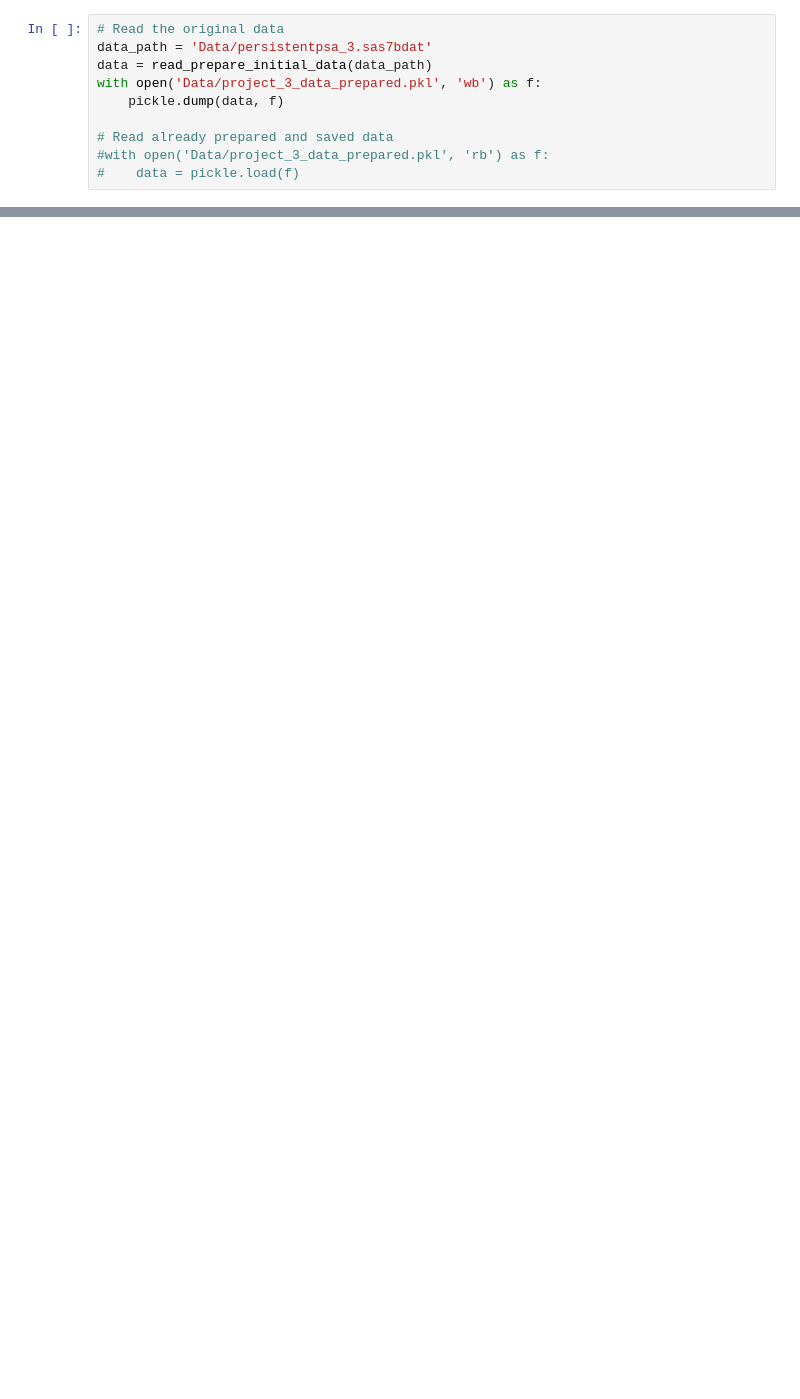
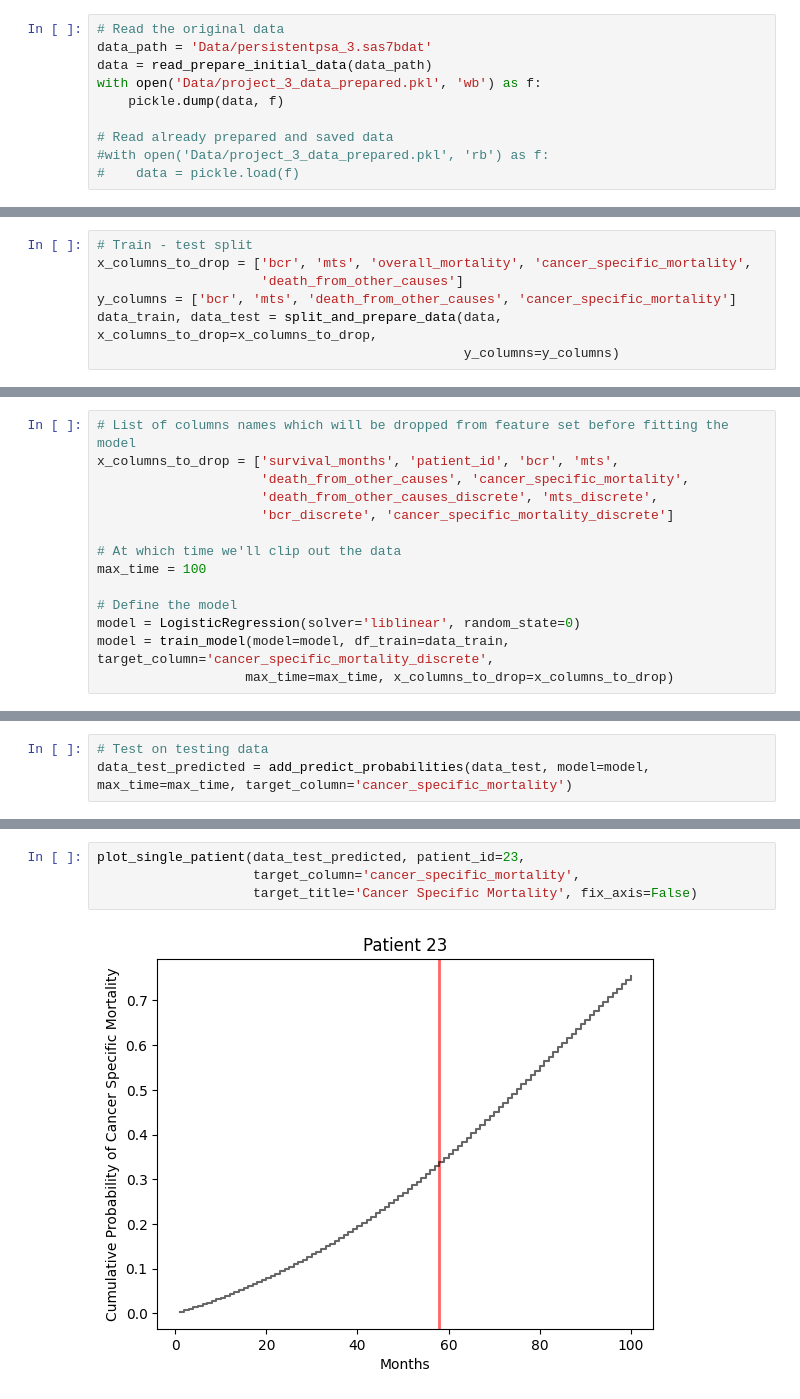
Before and after one commit to vytautas9/Tiriamasis_Projektas_3, a Jupyter notebook: ResearchProject3.ipynb, the cells around one changed output, grey strips where cells are left out. Saved outputs shown, nothing was run; the diff lists cells and outputs as text; blank space fills up the shorter version.

```diff
--- a/ResearchProject3.ipynb
+++ b/ResearchProject3.ipynb
@@ -521,0 +387,7 @@ ax = kmf.fit(T2, E2, label="Group 3").plot_survival_function(ax=ax)
+# %%
+# Train - test split
+x_columns_to_drop = ['bcr', 'mts', 'overall_mortality', 'cancer_specific_mortality',
+                     'death_from_other_causes']
+y_columns = ['bcr', 'mts', 'death_from_other_causes', 'cancer_specific_mortality']
+data_train, data_test = split_and_prepare_data(data, x_columns_to_drop=x_columns_to_drop,
+                                               y_columns=y_columns)
@@ -521,0 +401,14 @@ ax = kmf.fit(T2, E2, label="Group 3").plot_survival_function(ax=ax)
+# %%
+# List of columns names which will be dropped from feature set before fitting the model
+x_columns_to_drop = ['survival_months', 'patient_id', 'bcr', 'mts',
+                     'death_from_other_causes', 'cancer_specific_mortality',
+                     'death_from_other_causes_discrete', 'mts_discrete',
+                     'bcr_discrete', 'cancer_specific_mortality_discrete']
+
+# At which time we'll clip out the data
+max_time = 100
+
+# Define the model
+model = LogisticRegression(solver='liblinear', random_state=0)
+model = train_model(model=model, df_train=data_train, target_column='cancer_specific_mortality_discrete',
+                   max_time=max_time, x_columns_to_drop=x_columns_to_drop)
@@ -521,0 +423,3 @@ ax = kmf.fit(T2, E2, label="Group 3").plot_survival_function(ax=ax)
+# %%
+# Test on testing data
+data_test_predicted = add_predict_probabilities(data_test, model=model, max_time=max_time, target_column='cancer_specific_mortality')
@@ -521,0 +435,6 @@ ax = kmf.fit(T2, E2, label="Group 3").plot_survival_function(ax=ax)
+# %%
+plot_single_patient(data_test_predicted, patient_id=23,
+                    target_column='cancer_specific_mortality',
+                    target_title='Cancer Specific Mortality', fix_axis=False)
+# %% [output]
+[figure, added]
```
Also changed, not shown: parts of 55 cells of this notebook.
